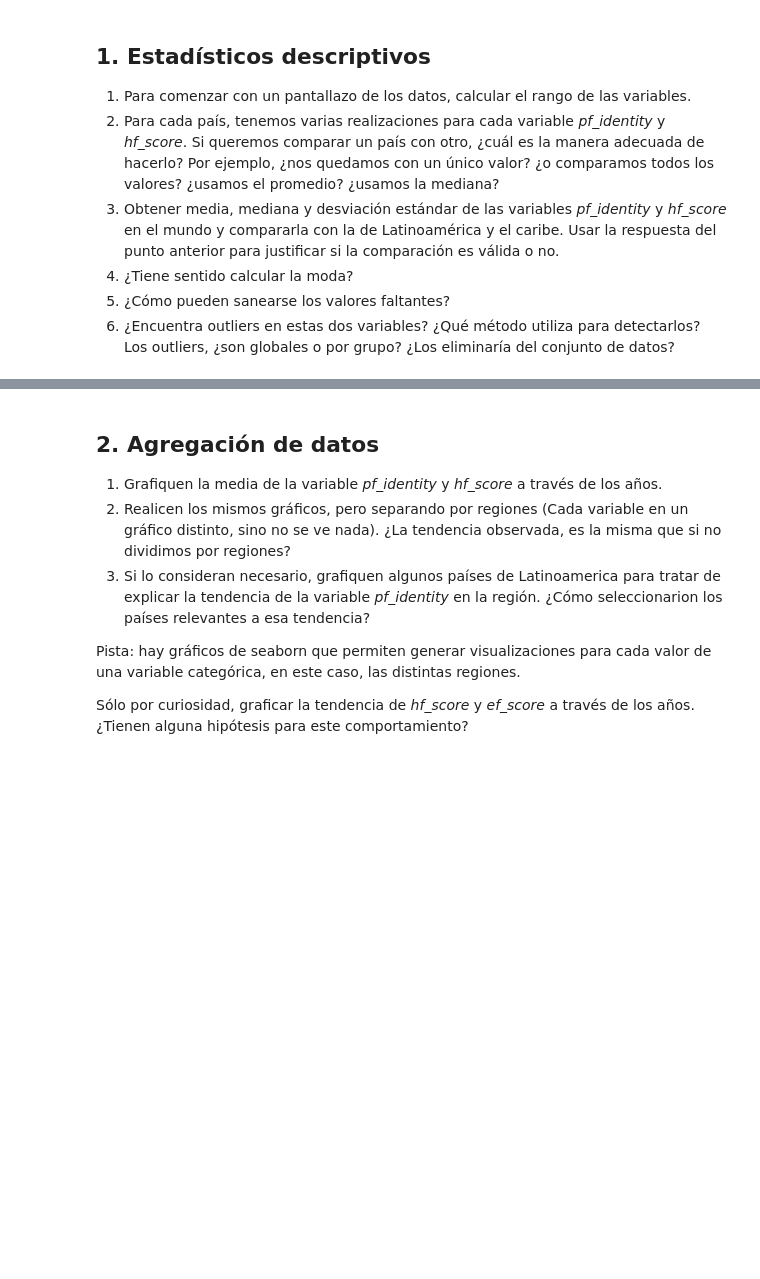
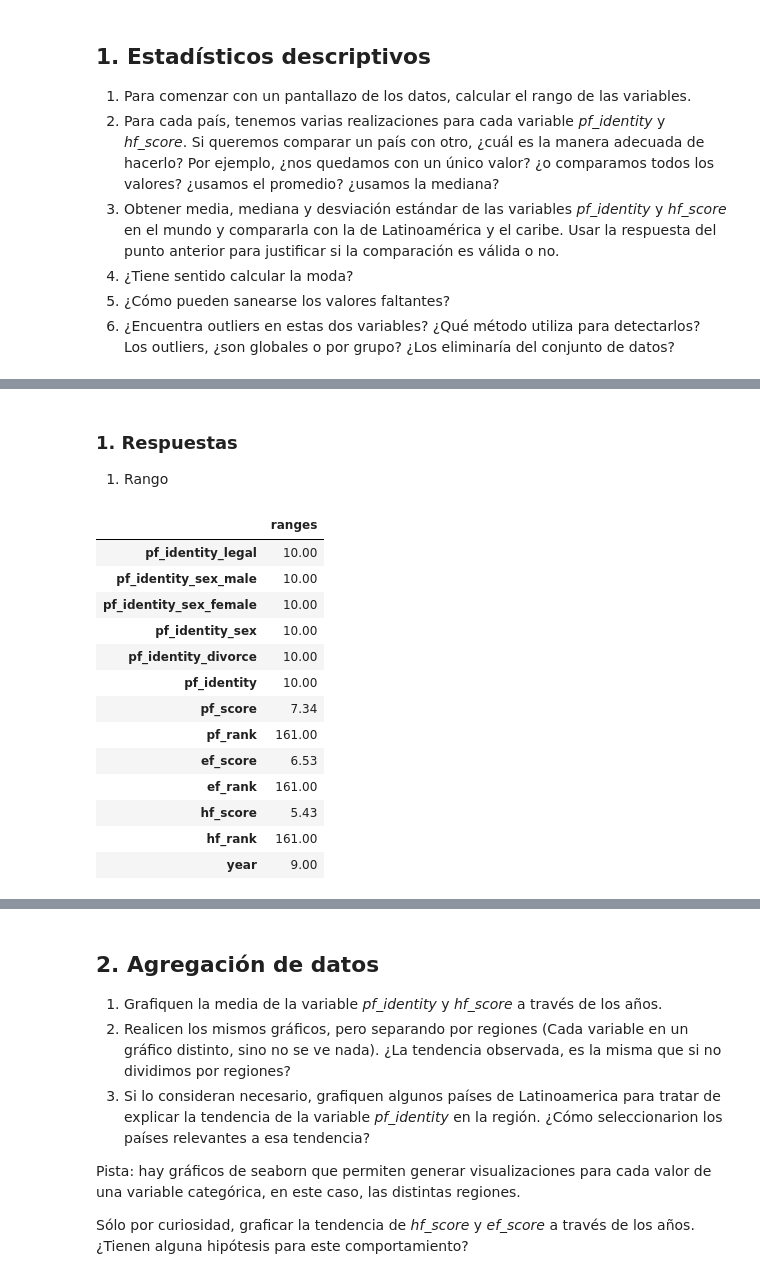
Before and after one commit to ser0090/dipdata, a Jupyter notebook: analisisvis/notebooks/practico.ipynb, the cells around one changed output, grey strips where cells are left out. Cells and saved outputs as stored; diff of their text form; code cells hidden in the pictures; blank space fills up the shorter version.

```diff
--- a/analisisvis/notebooks/practico.ipynb
+++ b/analisisvis/notebooks/practico.ipynb
@@ -185,0 +179,22 @@ ranges.loc[['min', 'max'], :]
+# %% [markdown]
+### 1. Respuestas
+ 1. Rango
+# %%
+col_range = score_cols + ['year']
+ranges = dataset[col_range].max() - dataset[col_range].min()
+pd.DataFrame(ranges).rename(columns={0: 'ranges'})
+# %% [output]
+|  | ranges |
+| pf_identity_legal | 10.00 |
+| pf_identity_sex_male | 10.00 |
+| pf_identity_sex_female | 10.00 |
+| pf_identity_sex | 10.00 |
+| pf_identity_divorce | 10.00 |
+| pf_identity | 10.00 |
+| pf_score | 7.34 |
+| pf_rank | 161.00 |
+| ef_score | 6.53 |
+| ef_rank | 161.00 |
+| hf_score | 5.43 |
+| hf_rank | 161.00 |
+| year | 9.00 |
```
Also changed, not shown: parts of 6 cells of this notebook.
